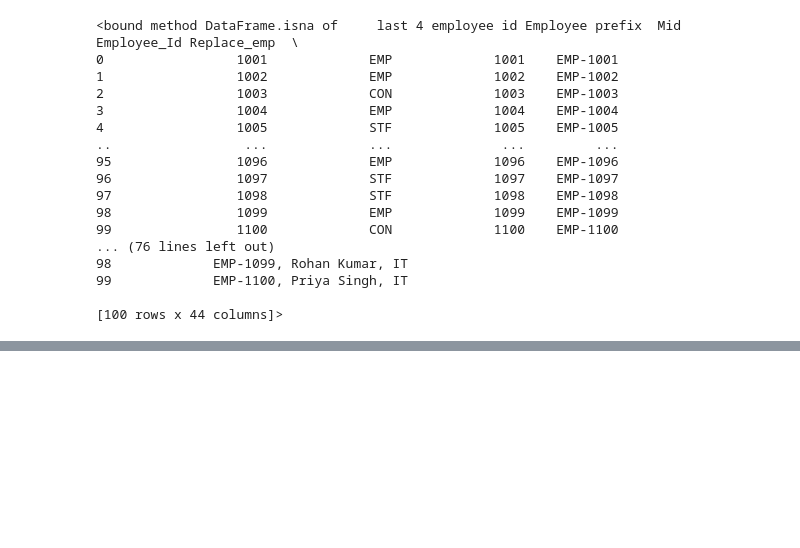
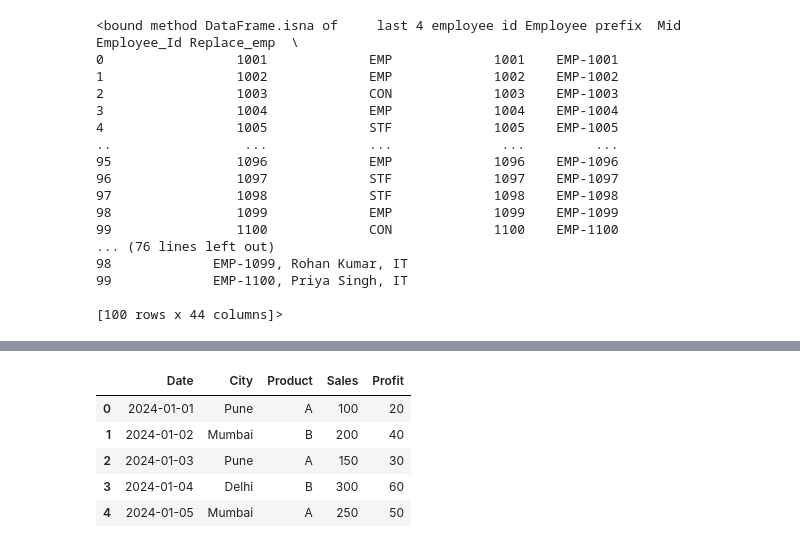
Before and after one commit to Anandasane/Data_Science_2026, a Jupyter notebook: Python libraries.ipynb, the cells around one changed output, grey strips where cells are left out. Saved outputs shown, nothing was run; the diff lists cells and outputs as text; code cells hidden in the pictures; blank space fills up the shorter version.

```diff
--- a/Python libraries.ipynb
+++ b/Python libraries.ipynb
@@ -315,0 +651,9 @@ df.isna
+# %%
+df.head()
+# %% [output]
+|  | Date | City | Product | Sales | Profit |
+| 0 | 2024-01-01 | Pune | A | 100 | 20 |
+| 1 | 2024-01-02 | Mumbai | B | 200 | 40 |
+| 2 | 2024-01-03 | Pune | A | 150 | 30 |
+| 3 | 2024-01-04 | Delhi | B | 300 | 60 |
+| 4 | 2024-01-05 | Mumbai | A | 250 | 50 |
```
Also changed, not shown: parts of 47 cells of this notebook, 4 other files.
